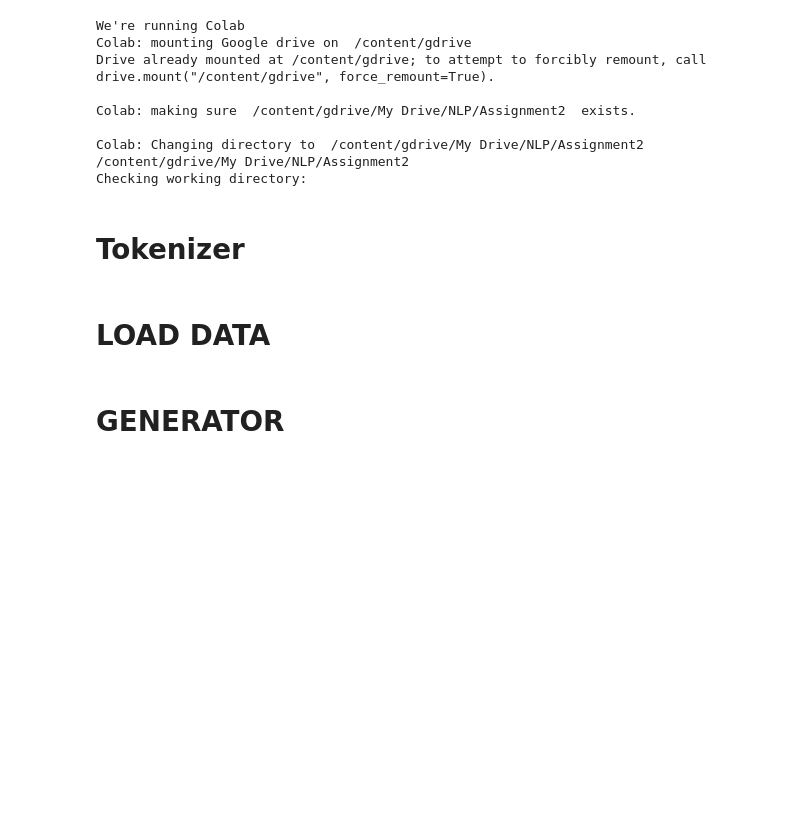
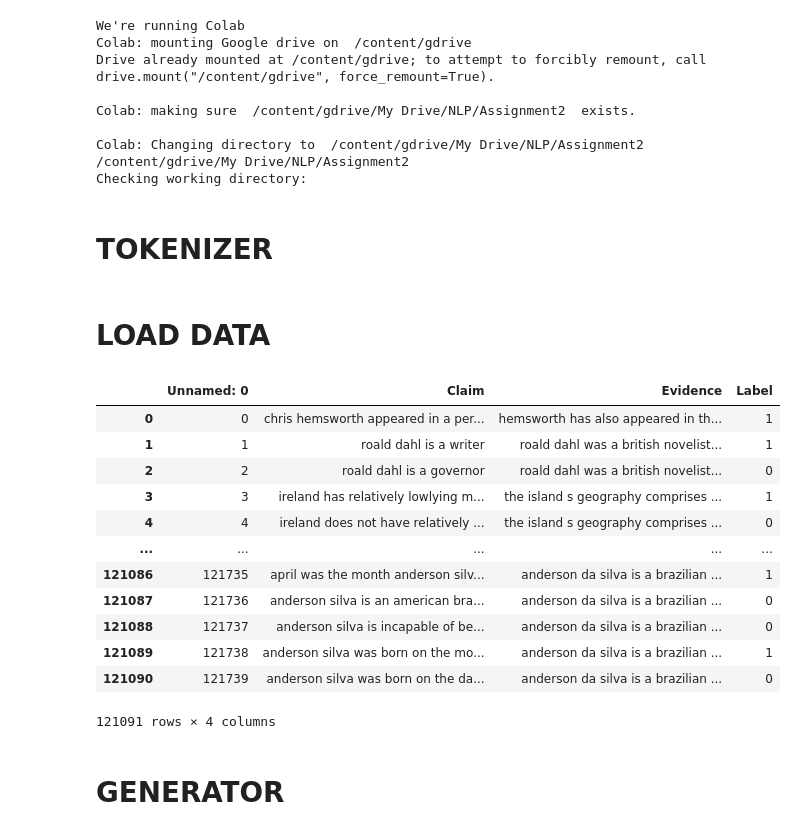
Before and after one commit to NoLogicPlease/fact-checking, a Jupyter notebook: Assignment2Keras.ipynb, the cells around one changed output. Cells and saved outputs as stored; diff of their text form; code cells hidden in the pictures; blank space fills up the shorter version.

```diff
--- a/Assignment2Keras.ipynb
+++ b/Assignment2Keras.ipynb
@@ -179,7 +193,7 @@ Colab: Changing directory to  /content/gdrive/My Drive/NLP/Assignment2
 /content/gdrive/My Drive/NLP/Assignment2
 Checking working directory:
 # %% [markdown]
-# Tokenizer
+# TOKENIZER
 # %%
 class Tokenizer(object):
     def __init__(self, dataset_sentences, embedding_dim, glove_dict, glove_matrix):
@@ -267,33 +281,50 @@ try:
     with open(f"tokenizer.pkl", 'rb') as f:
         tokenizer = pickle.load(f)
 except Exception:
     tokenizer = Tokenizer(train["Claim"] + ' ' + train["Evidence"], EMBEDDING_SIZE, glove_dict, glove_matrix)
     tokenizer.tokenize()
     v2_matrix = tokenizer.build_embedding_matrix()
     tokenizer.dataset_sentences = val["Claim"] + ' ' + val["Evidence"]
     tokenizer.tokenize()
     v3_matrix = tokenizer.build_embedding_matrix()
     tokenizer.dataset_sentences = test["Claim"] + ' ' + test["Evidence"]
     tokenizer.tokenize()
     v4_matrix = tokenizer.build_embedding_matrix()
     v4_val_to_key = tokenizer.get_val_to_key()
     with open(f"emb_mat.pkl", 'wb') as f:
         pickle.dump(v4_matrix, f)
     with open(f"val_to_key.pkl", 'wb') as f:
         pickle.dump(v4_val_to_key, f)
     with open(f"tokenizer.pkl", 'wb') as f:
         pickle.dump(tokenizer, f)
 
 v4_val_to_key.update((x, y+1) for x, y in v4_val_to_key.items())
 
 
 translate_tokens = {}
 key_val_list_items = list(tokenizer.key_to_value.items())
 for i, (token, value) in enumerate(key_val_list_items):
     if i > 0:
         translate_tokens[token] = key_val_list_items[i-1][1]
     else:
         translate_tokens[i] = '<PAD>'
+
+
+train
+# %% [output]
+|  | Unnamed: 0 | Claim | Evidence | Label |
+| 0 | 0 | chris hemsworth appeared in a per... | hemsworth has also appeared in th... | 1 |
+| 1 | 1 | roald dahl is a writer | roald dahl was a british novelist... | 1 |
+| 2 | 2 | roald dahl is a governor | roald dahl was a british novelist... | 0 |
+| 3 | 3 | ireland has relatively lowlying m... | the island s geography comprises ... | 1 |
+| 4 | 4 | ireland does not have relatively ... | the island s geography comprises ... | 0 |
+| ... | ... | ... | ... | ... |
+| 121086 | 121735 | april was the month anderson silv... | anderson da silva is a brazilian ... | 1 |
+| 121087 | 121736 | anderson silva is an american bra... | anderson da silva is a brazilian ... | 0 |
+| 121088 | 121737 | anderson silva is incapable of be... | anderson da silva is a brazilian ... | 0 |
+| 121089 | 121738 | anderson silva was born on the mo... | anderson da silva is a brazilian ... | 1 |
+| 121090 | 121739 | anderson silva was born on the da... | anderson da silva is a brazilian ... | 0 |
+121091 rows × 4 columns
 # %% [markdown]
 # GENERATOR
 # %%
```
Also changed, not shown: parts of 18 cells of this notebook.
